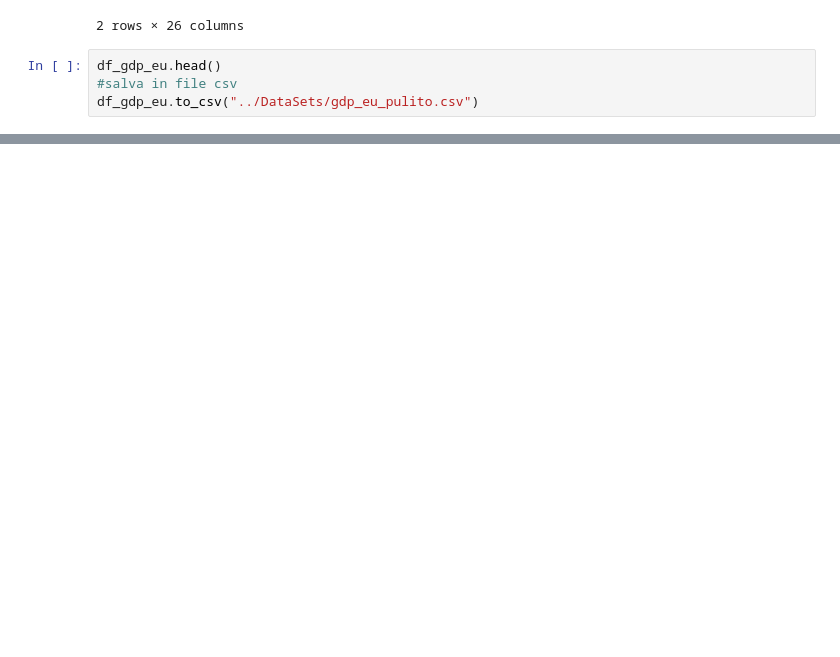
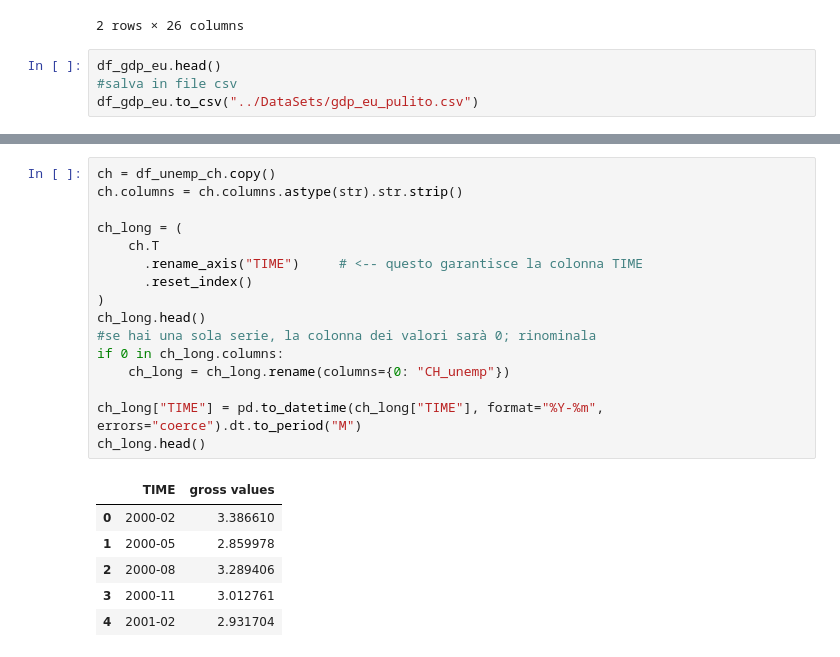
Before and after one commit to NathaFerrari/dataviz_project, a Jupyter notebook: assets/dataviz/scripts/MergeSwitzerlandEconomicsIndex.ipynb, the cells around one changed output, grey strips where cells are left out. Cells and saved outputs as stored; diff of their text form; blank space fills up the shorter version.

```diff
--- a/assets/dataviz/scripts/MergeSwitzerlandEconomicsIndex.ipynb
+++ b/assets/dataviz/scripts/MergeSwitzerlandEconomicsIndex.ipynb
@@ -286,0 +336,23 @@ df_gdp_eu.to_csv("../DataSets/gdp_eu_pulito.csv")
+# %%
+ch = df_unemp_ch.copy()
+ch.columns = ch.columns.astype(str).str.strip()
+
+ch_long = (
+    ch.T
+      .rename_axis("TIME")     # <-- questo garantisce la colonna TIME
+      .reset_index()
+)
+ch_long.head()
+#se hai una sola serie, la colonna dei valori sarà 0; rinominala
+if 0 in ch_long.columns:
+    ch_long = ch_long.rename(columns={0: "CH_unemp"})
+
+ch_long["TIME"] = pd.to_datetime(ch_long["TIME"], format="%Y-%m", errors="coerce").dt.to_period("M")
+ch_long.head()
+# %% [output]
+|  | TIME | gross values |
+| 0 | 2000-02 | 3.386610 |
+| 1 | 2000-05 | 2.859978 |
+| 2 | 2000-08 | 3.289406 |
+| 3 | 2000-11 | 3.012761 |
+| 4 | 2001-02 | 2.931704 |
```
Also changed, not shown: parts of 6 cells of this notebook, 4 other files.
